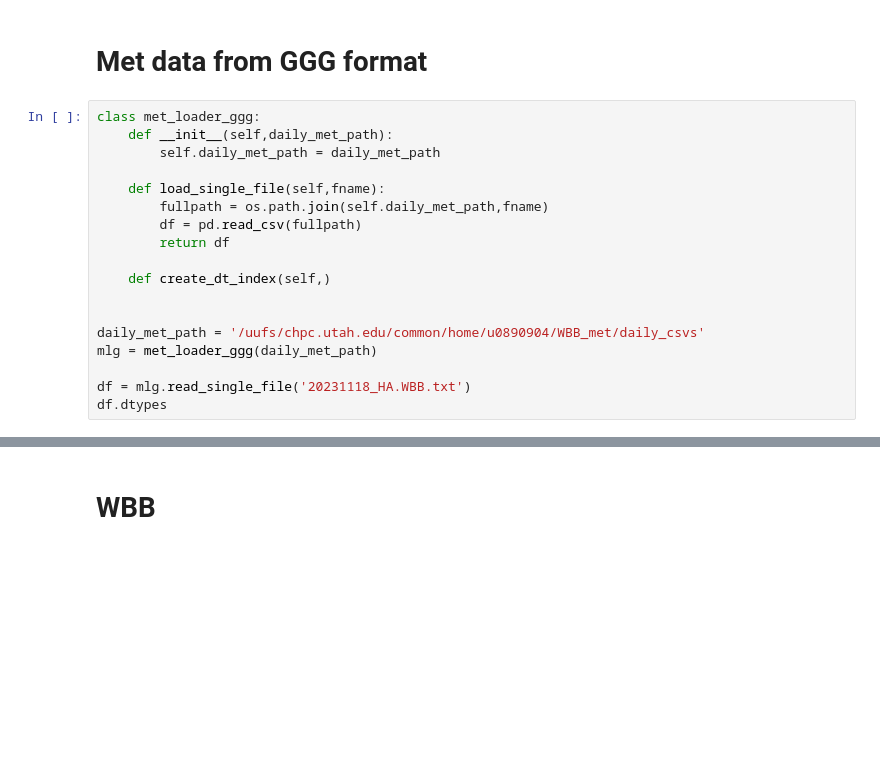
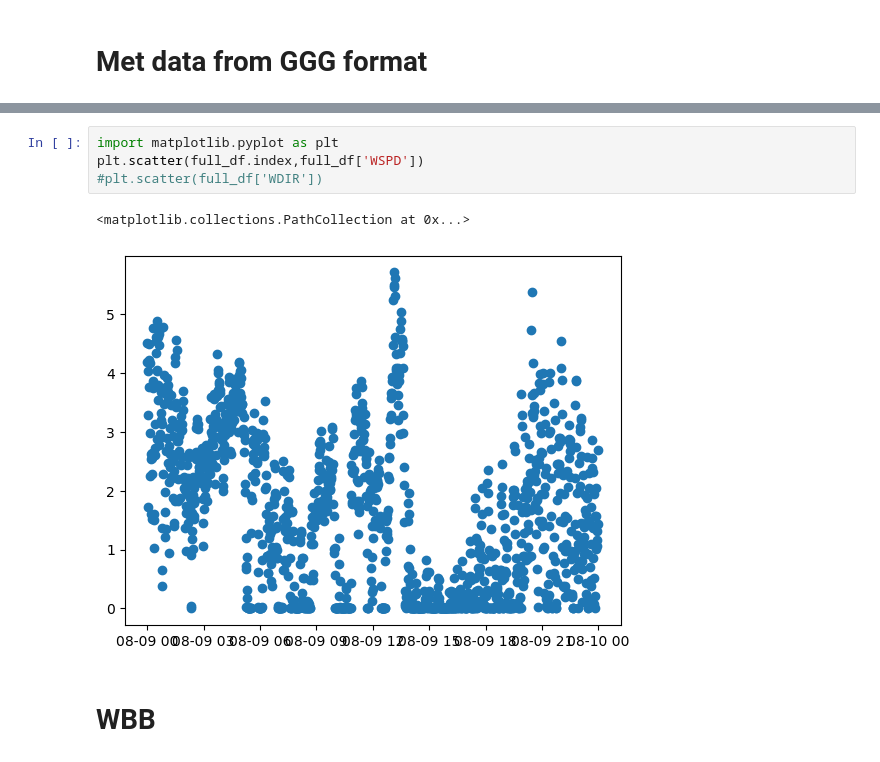
Before and after one commit to agmeyer4/Atmos_Column, a Jupyter notebook: atmos_column/ipynbs/data_loading.ipynb, the cells around one changed output, grey strips where cells are left out. Saved outputs shown, nothing was run; the diff lists cells and outputs as text; blank space fills up the shorter version.

```diff
--- a/atmos_column/ipynbs/data_loading.ipynb
+++ b/atmos_column/ipynbs/data_loading.ipynb
@@ -295,21 +295,3 @@ DatetimeIndex(['2023-07-08 11:03:10.800000-06:00',
               dtype='datetime64[ns, US/Mountain]', name='dt', length=4484, freq=None)
 # %% [markdown]
 # Met data from GGG format
-# %%
-class met_loader_ggg:
-    def __init__(self,daily_met_path):
-        self.daily_met_path = daily_met_path
-
-    def load_single_file(self,fname):
-        fullpath = os.path.join(self.daily_met_path,fname)
-        df = pd.read_csv(fullpath)
-        return df
-
-    def create_dt_index(self,)
-
-
-daily_met_path = '/uufs/chpc.utah.edu/common/home/u0890904/WBB_met/daily_csvs'
-mlg = met_loader_ggg(daily_met_path)
-
-df = mlg.read_single_file('20231118_HA.WBB.txt')
-df.dtypes
@@ -316,3 +451,10 @@ df.dtypes
+# %%
+import matplotlib.pyplot as plt
+plt.scatter(full_df.index,full_df['WSPD'])
+#plt.scatter(full_df['WDIR'])
+# %% [output]
+<matplotlib.collections.PathCollection at 0x...>
+[figure, added]
 # %% [markdown]
 # WBB
 # %%
```
Also changed, not shown: parts of 1 cell of this notebook, 1 other file.
